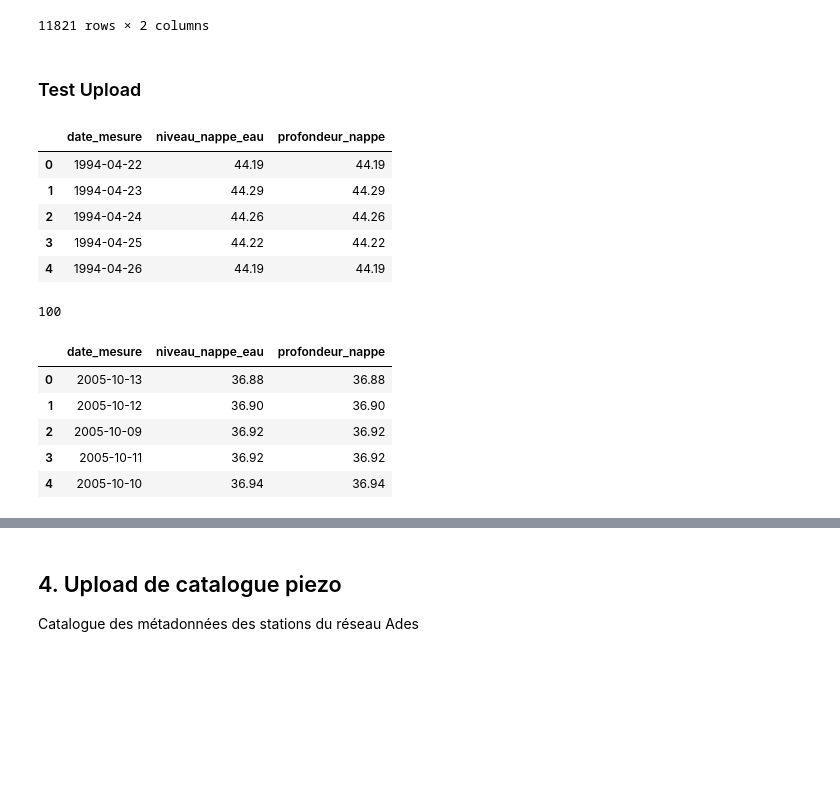
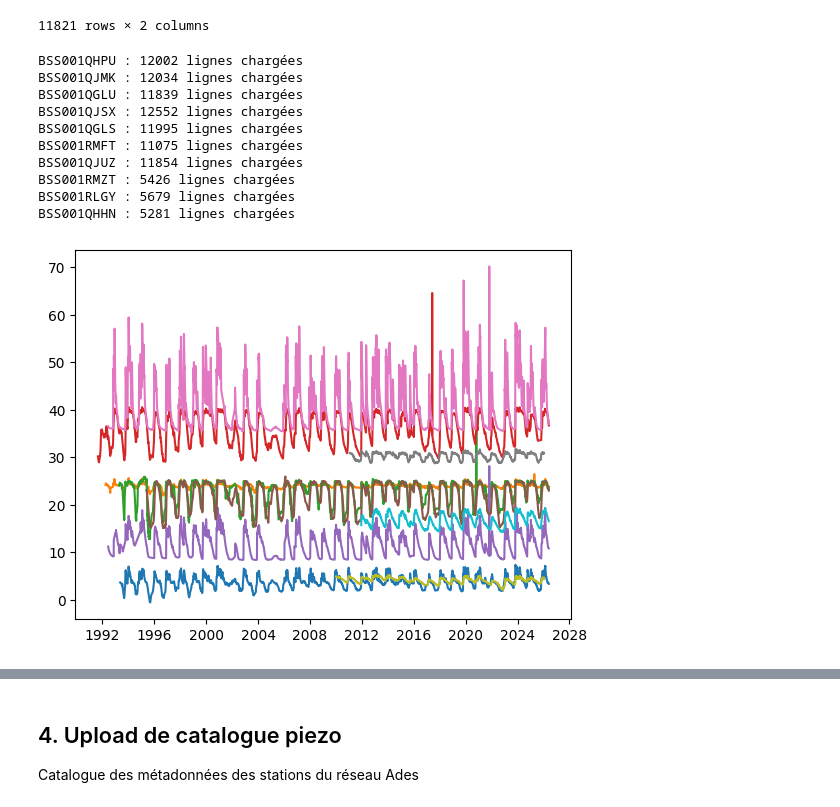
Before and after one commit to charourou/Projet_Hydrosense, a Jupyter notebook: notebooks/voisins_piezo.ipynb, the cells around one changed output, grey strips where cells are left out. Saved outputs shown, nothing was run; the diff lists cells and outputs as text; code cells hidden in the pictures; blank space fills up the shorter version.

Commit message:
voisins piezos a besoin de plus de travail

```diff
--- a/notebooks/voisins_piezo.ipynb
+++ b/notebooks/voisins_piezo.ipynb
@@ -143,17 +142,3 @@ DataFrame final : 1994-01-18 00:00:00 → 2026-05-30 00:00:00 | 11821 jours
 | 11819 | 2026-05-29 | 11.89 |
 | 11820 | 2026-05-30 | 11.87 |
 11821 rows × 2 columns
-# %% [markdown]
-### Test Upload
-# %%
-# 3 test uploadinf
-
-df_test = pd.read_csv(f'../raw_data/piezo_BSS001BLTP.csv', sep = ';')
-df_test.head()
-# %% [output]
-|  | date_mesure | niveau_nappe_eau | profondeur_nappe |
-| 0 | 1994-04-22 | 44.19 | 44.19 |
-| 1 | 1994-04-23 | 44.29 | 44.29 |
-| 2 | 1994-04-24 | 44.26 | 44.26 |
-| 3 | 1994-04-25 | 44.22 | 44.22 |
-| 4 | 1994-04-26 | 44.19 | 44.19 |
@@ -172,25 +145,16 @@ result = job.result()
-# %%
-dir(result)
-result.total_rows
-# %% [output]
-100
-# %%
-TABLE = "piezo_upload_test"
-
-query = f"""
-    SELECT *
-    FROM {GCP_PROJECT_ID}.{DATASET}.{TABLE}
-    LIMIT 100
-"""
-
-query_job = client.query(query)
-result = query_job.result()
-df = result.to_dataframe()
-df.head()
-# %% [output]
-|  | date_mesure | niveau_nappe_eau | profondeur_nappe |
-| 0 | 2005-10-13 | 36.88 | 36.88 |
-| 1 | 2005-10-12 | 36.90 | 36.90 |
-| 2 | 2005-10-09 | 36.92 | 36.92 |
-| 3 | 2005-10-11 | 36.92 | 36.92 |
-| 4 | 2005-10-10 | 36.94 | 36.94 |
+# %%
+for id in top_10_voisins['bss_id'].values:
+    df_voisin = load_piezo_bq(bss_id = id )
+    plt.plot(df_voisin['date_mesure'],df_voisin['niveau_nappe_eau'])
+# %% [output]
+BSS001QHPU : 12002 lignes chargées
+BSS001QJMK : 12034 lignes chargées
+BSS001QGLU : 11839 lignes chargées
+BSS001QJSX : 12552 lignes chargées
+BSS001QGLS : 11995 lignes chargées
+BSS001RMFT : 11075 lignes chargées
+BSS001QJUZ : 11854 lignes chargées
+BSS001RMZT : 5426 lignes chargées
+BSS001RLGY : 5679 lignes chargées
+BSS001QHHN : 5281 lignes chargées
+[figure, added]
```
Also changed, not shown: parts of 12 cells of this notebook, 1 other file.
